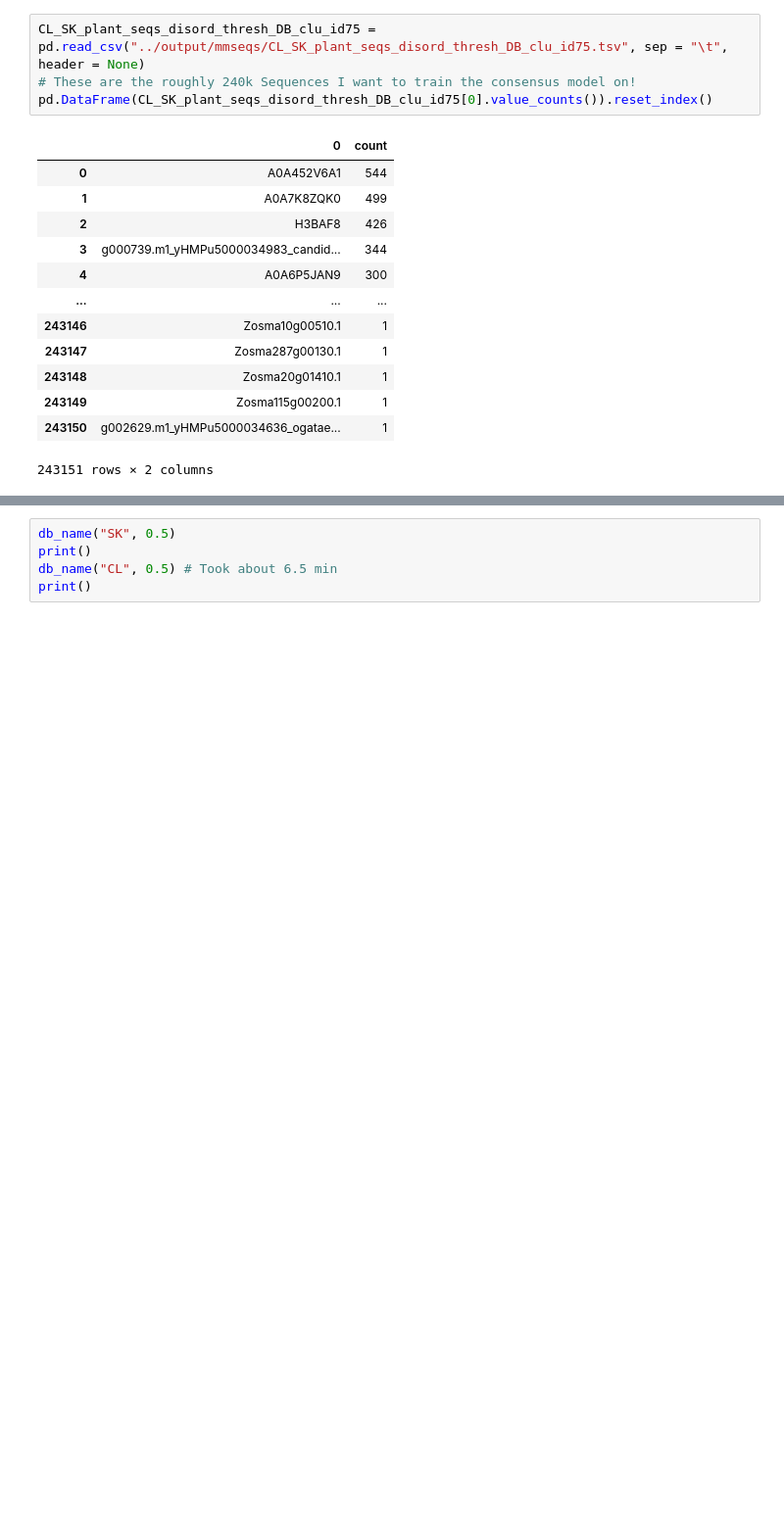
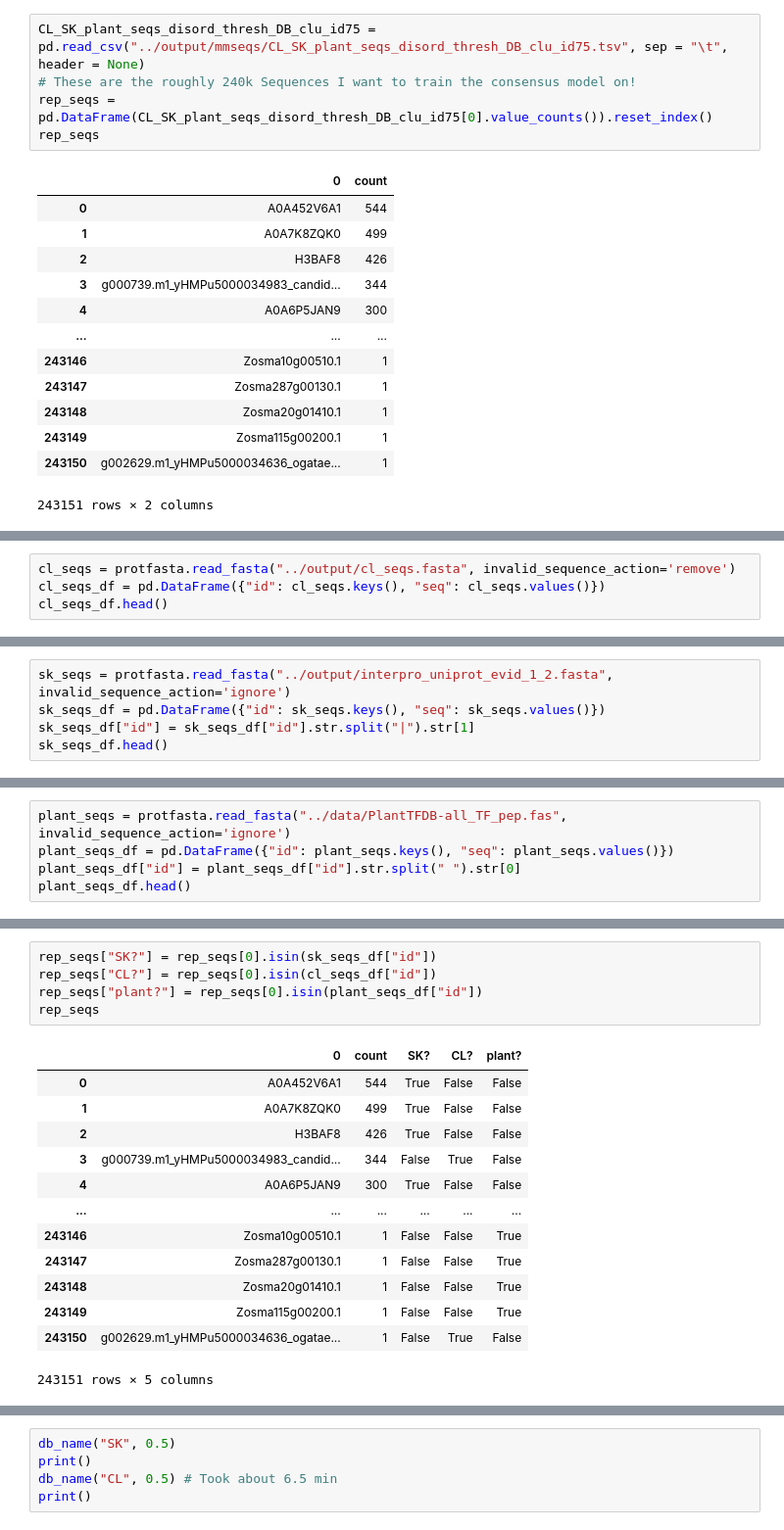
Before and after one commit to sanjanakotha/consensus_AD_predictor, a Jupyter notebook: notebooks/Input data clusters with mimum sequence identity.ipynb, the cells around one changed output, grey strips where cells are left out. Shown at 98% size. Cells and saved outputs as stored; diff of their text form; blank space fills up the shorter version.

```diff
--- a/notebooks/Input data clusters with mimum sequence identity.ipynb
+++ b/notebooks/Input data clusters with mimum sequence identity.ipynb
@@ -25,7 +25,8 @@ mmseqs createtsv CL_SK_plant_seqs_disord_thresh_DB CL_SK_plant_seqs_disord_thres
 # %%
 CL_SK_plant_seqs_disord_thresh_DB_clu_id75 = pd.read_csv("../output/mmseqs/CL_SK_plant_seqs_disord_thresh_DB_clu_id75.tsv", sep = "\t", header = None)
 # These are the roughly 240k Sequences I want to train the consensus model on!
-pd.DataFrame(CL_SK_plant_seqs_disord_thresh_DB_clu_id75[0].value_counts()).reset_index()
+rep_seqs = pd.DataFrame(CL_SK_plant_seqs_disord_thresh_DB_clu_id75[0].value_counts()).reset_index()
+rep_seqs
 # %% [output]
 |  | 0 | count |
 | 0 | A0A452V6A1 | 544 |
@@ -42,0 +59,4 @@ pd.DataFrame(CL_SK_plant_seqs_disord_thresh_DB_clu_id75[0].value_counts()).reset
+# %%
+cl_seqs = protfasta.read_fasta("../output/cl_seqs.fasta", invalid_sequence_action='remove')
+cl_seqs_df = pd.DataFrame({"id": cl_seqs.keys(), "seq": cl_seqs.values()})
+cl_seqs_df.head()
@@ -42,0 +70,5 @@ pd.DataFrame(CL_SK_plant_seqs_disord_thresh_DB_clu_id75[0].value_counts()).reset
+# %%
+sk_seqs = protfasta.read_fasta("../output/interpro_uniprot_evid_1_2.fasta", invalid_sequence_action='ignore')
+sk_seqs_df = pd.DataFrame({"id": sk_seqs.keys(), "seq": sk_seqs.values()})
+sk_seqs_df["id"] = sk_seqs_df["id"].str.split("|").str[1]
+sk_seqs_df.head()
@@ -42,0 +82,5 @@ pd.DataFrame(CL_SK_plant_seqs_disord_thresh_DB_clu_id75[0].value_counts()).reset
+# %%
+plant_seqs = protfasta.read_fasta("../data/PlantTFDB-all_TF_pep.fas", invalid_sequence_action='ignore')
+plant_seqs_df = pd.DataFrame({"id": plant_seqs.keys(), "seq": plant_seqs.values()})
+plant_seqs_df["id"] = plant_seqs_df["id"].str.split(" ").str[0]
+plant_seqs_df.head()
@@ -42,0 +94,19 @@ pd.DataFrame(CL_SK_plant_seqs_disord_thresh_DB_clu_id75[0].value_counts()).reset
+# %%
+rep_seqs["SK?"] = rep_seqs[0].isin(sk_seqs_df["id"])
+rep_seqs["CL?"] = rep_seqs[0].isin(cl_seqs_df["id"])
+rep_seqs["plant?"] = rep_seqs[0].isin(plant_seqs_df["id"])
+rep_seqs
+# %% [output]
+|  | 0 | count | SK? | CL? | plant? |
+| 0 | A0A452V6A1 | 544 | True | False | False |
+| 1 | A0A7K8ZQK0 | 499 | True | False | False |
+| 2 | H3BAF8 | 426 | True | False | False |
+| 3 | g000739.m1_yHMPu5000034983_candid... | 344 | False | True | False |
+| 4 | A0A6P5JAN9 | 300 | True | False | False |
+| ... | ... | ... | ... | ... | ... |
+| 243146 | Zosma10g00510.1 | 1 | False | False | True |
+| 243147 | Zosma287g00130.1 | 1 | False | False | True |
+| 243148 | Zosma20g01410.1 | 1 | False | False | True |
+| 243149 | Zosma115g00200.1 | 1 | False | False | True |
+| 243150 | g002629.m1_yHMPu5000034636_ogatae... | 1 | False | True | False |
+243151 rows × 5 columns
```
Also changed, not shown: parts of 5 cells of this notebook, 6 other files.
